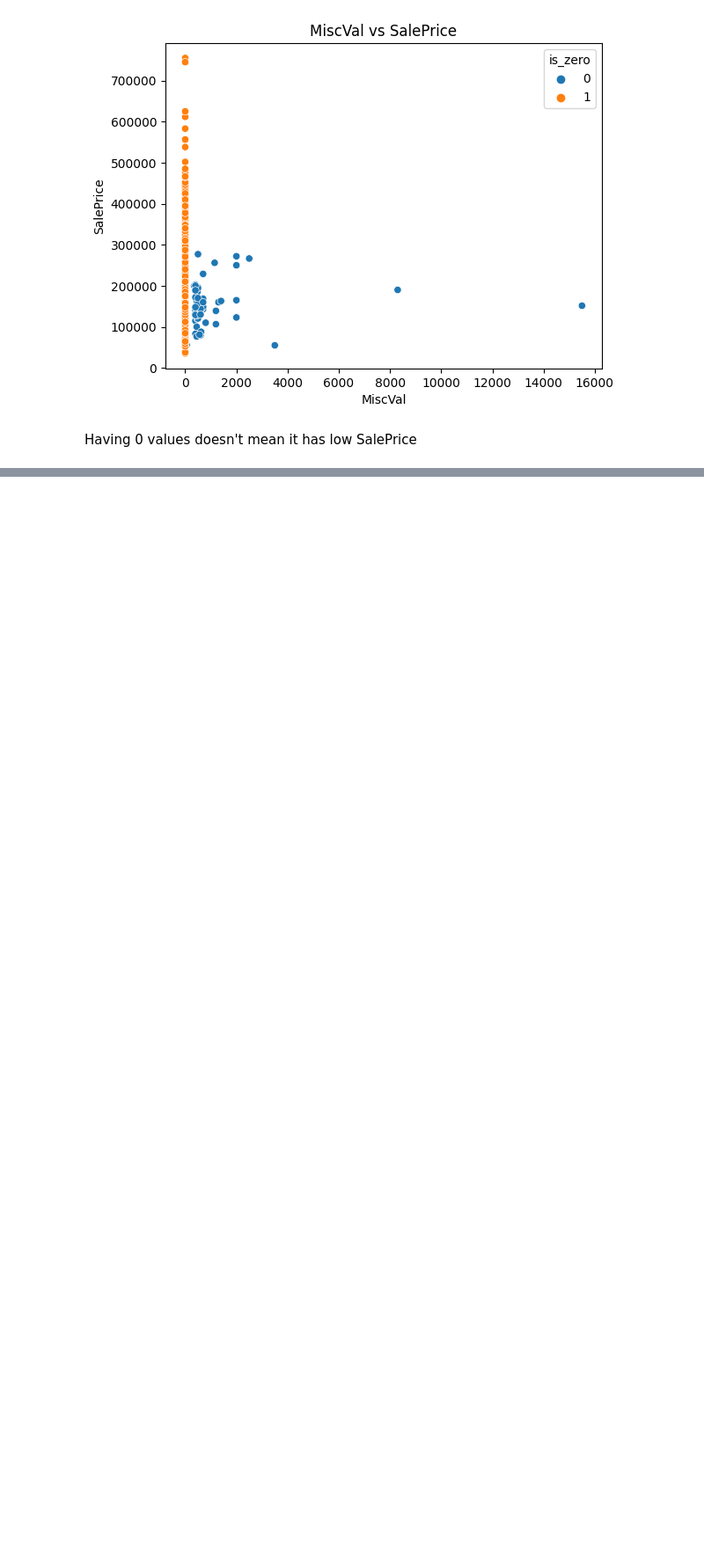
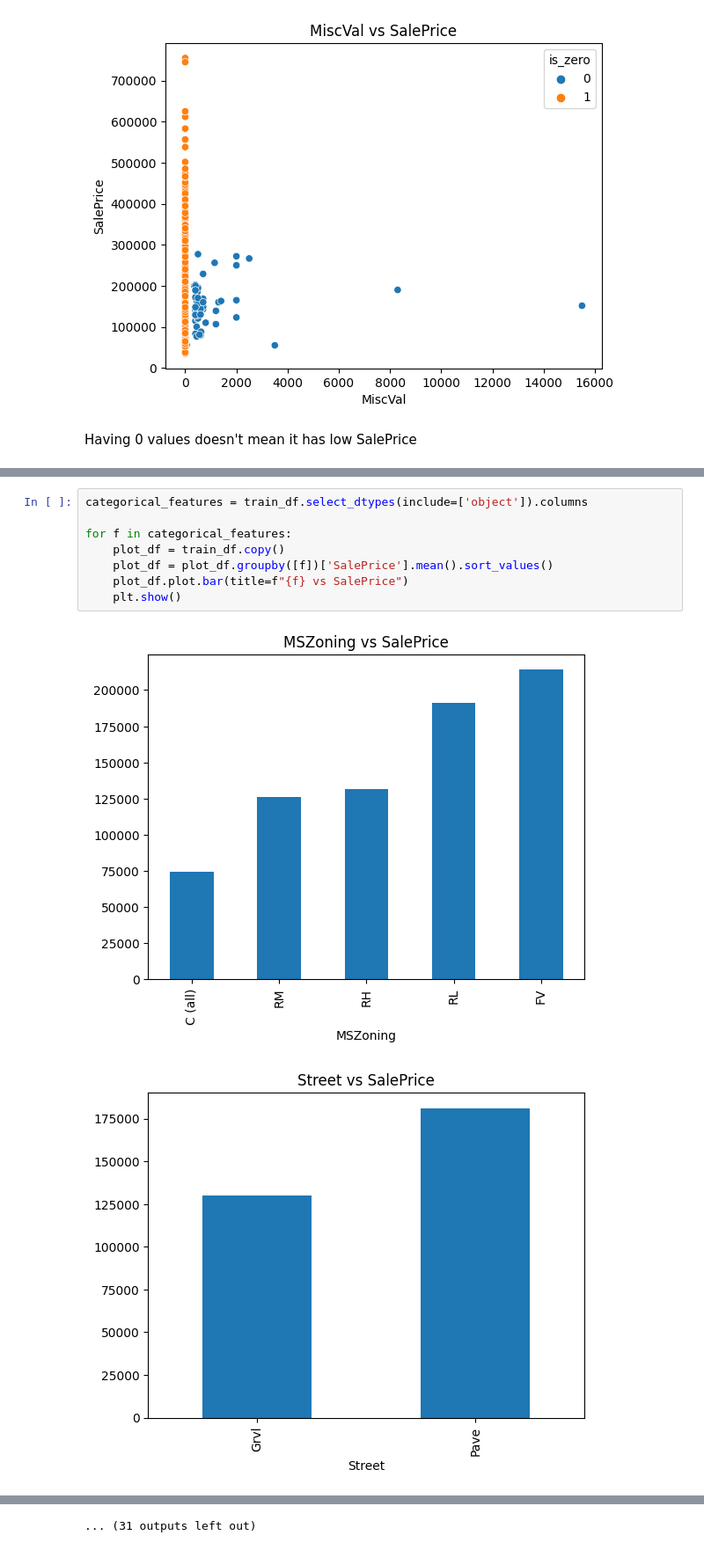
Before and after one commit to marcellinus-witarsah/house-prices-advanced-regression-techniques, a Jupyter notebook: notebooks/03-exploratory-data-analysis.ipynb, the cells around one changed output, grey strips where cells are left out. Shown at 88% size. Cells and saved outputs as stored; diff of their text form; blank space fills up the shorter version.

```diff
--- a/notebooks/03-exploratory-data-analysis.ipynb
+++ b/notebooks/03-exploratory-data-analysis.ipynb
@@ -163,0 +166,11 @@ Having 0 values doesn't mean it has low SalePrice
+# %%
+categorical_features = train_df.select_dtypes(include=['object']).columns
+
+for f in categorical_features:
+    plot_df = train_df.copy()
+    plot_df = plot_df.groupby([f])['SalePrice'].mean().sort_values()
+    plot_df.plot.bar(title=f"{f} vs SalePrice")
+    plt.show()
+# %% [output]
+[figure, added]
+[figure, added]
@@ -164,3 +187,4 @@ Having 0 values doesn't mean it has low SalePrice
+... (31 outputs left out)
 # %%
 """Plot Correlation Map"""
 numerical_columns = train_df.select_dtypes(include=['int64', 'float64']).columns
```
Also changed, not shown: parts of 18 cells of this notebook.
